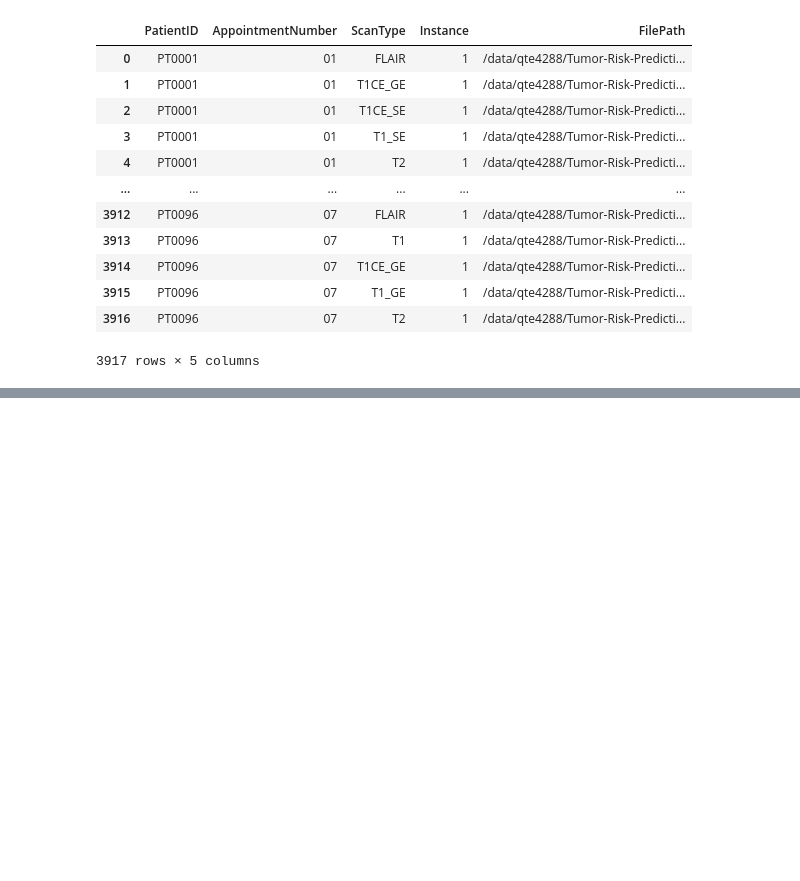
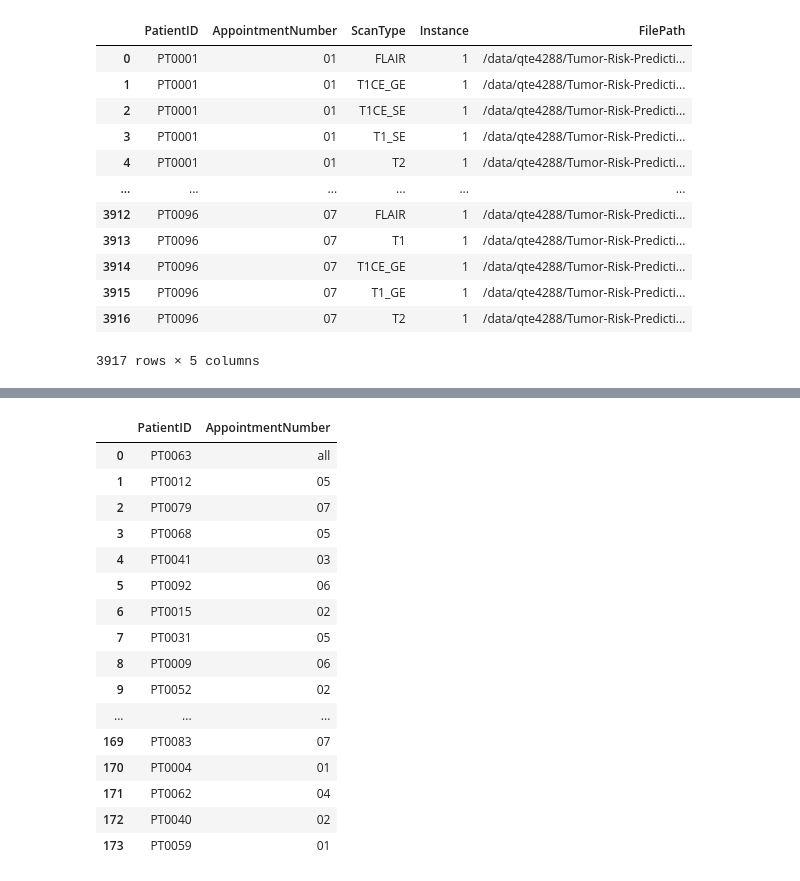
Before and after one commit to shubhi/Tumor-Risk-Prediction, a Jupyter notebook: notebooks/dataset.ipynb, the cells around one changed output, grey strips where cells are left out. Cells and saved outputs as stored; diff of their text form; code cells hidden in the pictures; blank space fills up the shorter version.

```diff
--- a/notebooks/dataset.ipynb
+++ b/notebooks/dataset.ipynb
@@ -90,0 +258,22 @@ metadata_df.to_csv("/home/qte4288/Projects/Tumor-Risk-Prediction/data/metadata.c
+# %%
+# Generate the list of patients and their appointments that do not have T1 scans
+missing_scans = patients_without_scan_type(metadata_df, 'T1')
+display(display_scrollable_dataframe(missing_scans))
+# %% [output]
+|  | PatientID | AppointmentNumber |
+| 0 | PT0063 | all |
+| 1 | PT0012 | 05 |
+| 2 | PT0079 | 07 |
+| 3 | PT0068 | 05 |
+| 4 | PT0041 | 03 |
+| 5 | PT0092 | 06 |
+| 6 | PT0015 | 02 |
+| 7 | PT0031 | 05 |
+| 8 | PT0009 | 06 |
+| 9 | PT0052 | 02 |
+| ... | ... | ... |
+| 169 | PT0083 | 07 |
+| 170 | PT0004 | 01 |
+| 171 | PT0062 | 04 |
+| 172 | PT0040 | 02 |
+| 173 | PT0059 | 01 |
```
Also changed, not shown: parts of 17 cells of this notebook.
